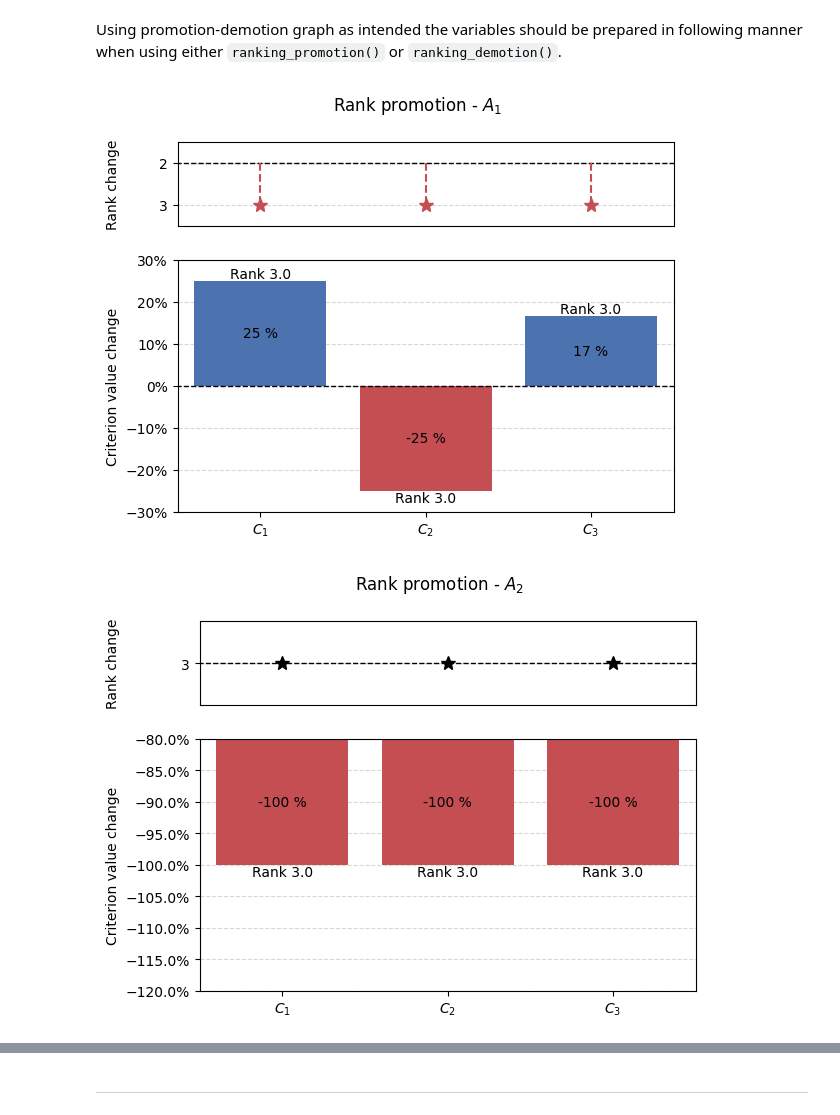
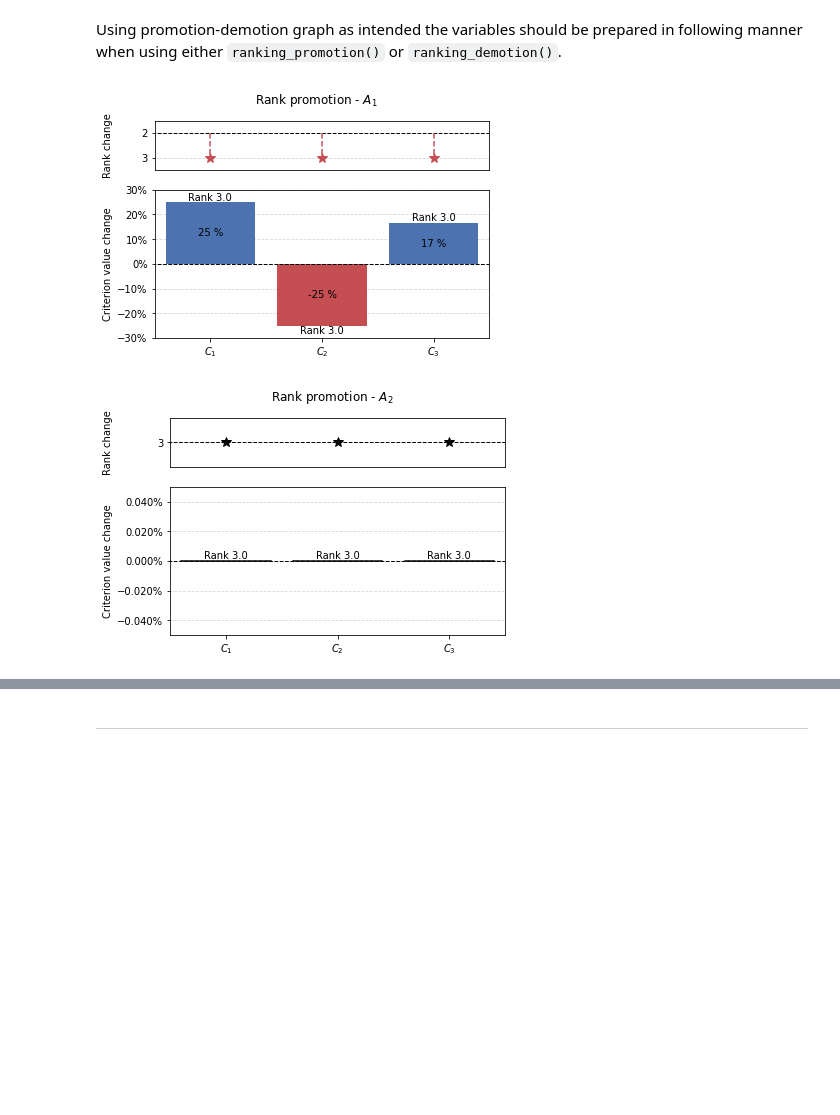
Before and after one commit to jwieckowski/pysensmcda, a Jupyter notebook: examples/graphs_examples.ipynb, the cells around one changed output, grey strips where cells are left out. Cells and saved outputs as stored; diff of their text form; code cells hidden in the pictures; blank space fills up the shorter version.

```diff
--- a/examples/graphs_examples.ipynb
+++ b/examples/graphs_examples.ipynb
@@ -136,22 +138,25 @@ alt_num = 3
 # %%
 results = np.array(example_demotion_output)
 for alt in range(alt_num):
     alt_results = results[results[:, 0] == alt]
     percentage_changes = []
     new_positions = []
     if len(alt_results):
         for crit in range(crit_num):
             r = alt_results[alt_results[:, 1] == crit]
             if len(r):
                 _ , crit, change, new_pos = r[0]
                 crit = int(crit)
-                percentage_changes.append((change - matrix[alt, crit])/matrix[alt, crit]*100)
+                if initial_ranking[alt] == new_pos:
+                    percentage_changes.append(0)
+                else:
+                    percentage_changes.append((change - matrix[alt, crit])/matrix[alt, crit]*100)
                 new_positions.append(new_pos)
             else:
                 percentage_changes.append(0)
                 new_positions.append(initial_ranking[alt])
 
         graphs.pd_rankings_graph(initial_ranking[alt], new_positions, np.array(percentage_changes), kind='bar', title=f'Rank promotion - $A_{{{alt+1}}}$')
 # %% [output]
-[figure, old version]
+[figure, new version]
-[figure, old version]
+[figure, new version]
```
Also changed, not shown: parts of 19 cells of this notebook, 4 other files.
